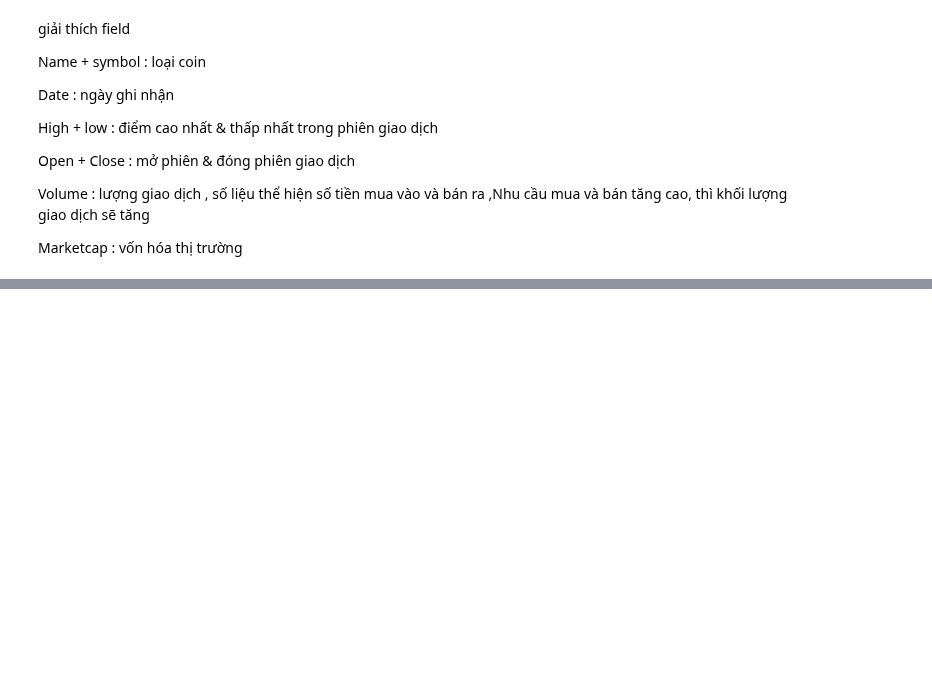
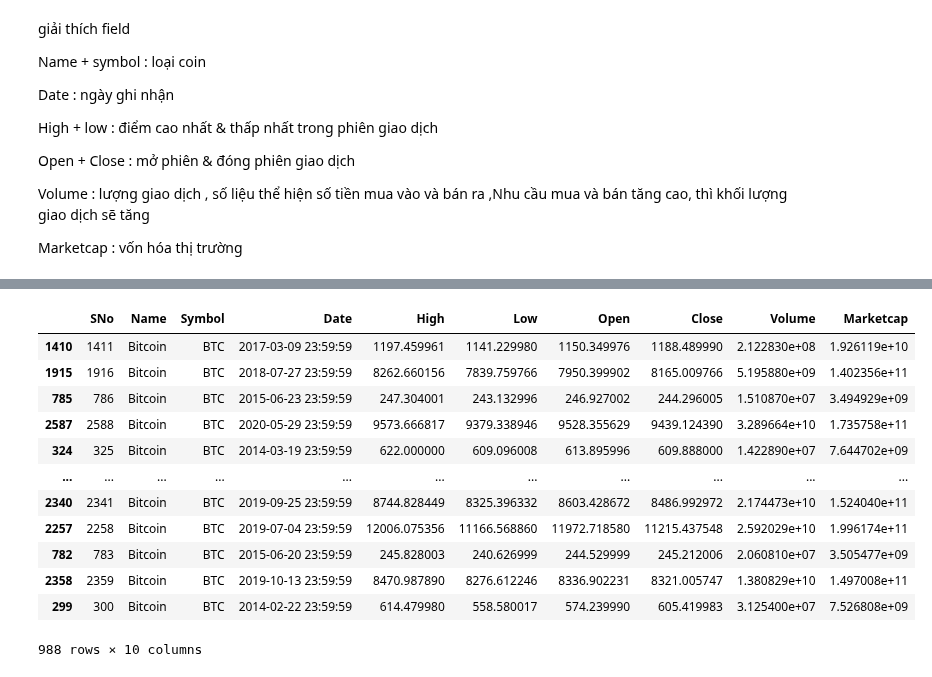
Before and after one commit to HiAmNear/Data-Analys-Python-Cryptocurrency-Historical-Prices, a Jupyter notebook: Application/DatasetReading.ipynb, the cells around one changed output, grey strips where cells are left out. Drawn from its saved outputs; the diff is of its cells as text; code cells hidden in the pictures; blank space fills up the shorter version.

```diff
--- a/Application/DatasetReading.ipynb
+++ b/Application/DatasetReading.ipynb
@@ -98,0 +118,16 @@ Marketcap : vốn hóa thị trường
+# %%
+Bitcoin_test
+# %% [output]
+|  | SNo | Name | Symbol | Date | High | Low | Open | Close | Volume | Marketcap |
+| 1410 | 1411 | Bitcoin | BTC | 2017-03-09 23:59:59 | 1197.459961 | 1141.229980 | 1150.349976 | 1188.489990 | 2.122830e+08 | 1.926119e+10 |
+| 1915 | 1916 | Bitcoin | BTC | 2018-07-27 23:59:59 | 8262.660156 | 7839.759766 | 7950.399902 | 8165.009766 | 5.195880e+09 | 1.402356e+11 |
+| 785 | 786 | Bitcoin | BTC | 2015-06-23 23:59:59 | 247.304001 | 243.132996 | 246.927002 | 244.296005 | 1.510870e+07 | 3.494929e+09 |
+| 2587 | 2588 | Bitcoin | BTC | 2020-05-29 23:59:59 | 9573.666817 | 9379.338946 | 9528.355629 | 9439.124390 | 3.289664e+10 | 1.735758e+11 |
+| 324 | 325 | Bitcoin | BTC | 2014-03-19 23:59:59 | 622.000000 | 609.096008 | 613.895996 | 609.888000 | 1.422890e+07 | 7.644702e+09 |
+| ... | ... | ... | ... | ... | ... | ... | ... | ... | ... | ... |
+| 2340 | 2341 | Bitcoin | BTC | 2019-09-25 23:59:59 | 8744.828449 | 8325.396332 | 8603.428672 | 8486.992972 | 2.174473e+10 | 1.524040e+11 |
+| 2257 | 2258 | Bitcoin | BTC | 2019-07-04 23:59:59 | 12006.075356 | 11166.568860 | 11972.718580 | 11215.437548 | 2.592029e+10 | 1.996174e+11 |
+| 782 | 783 | Bitcoin | BTC | 2015-06-20 23:59:59 | 245.828003 | 240.626999 | 244.529999 | 245.212006 | 2.060810e+07 | 3.505477e+09 |
+| 2358 | 2359 | Bitcoin | BTC | 2019-10-13 23:59:59 | 8470.987890 | 8276.612246 | 8336.902231 | 8321.005747 | 1.380829e+10 | 1.497008e+11 |
+| 299 | 300 | Bitcoin | BTC | 2014-02-22 23:59:59 | 614.479980 | 558.580017 | 574.239990 | 605.419983 | 3.125400e+07 | 7.526808e+09 |
+988 rows × 10 columns
```
Also changed, not shown: parts of 4 cells of this notebook, 2 other files.
